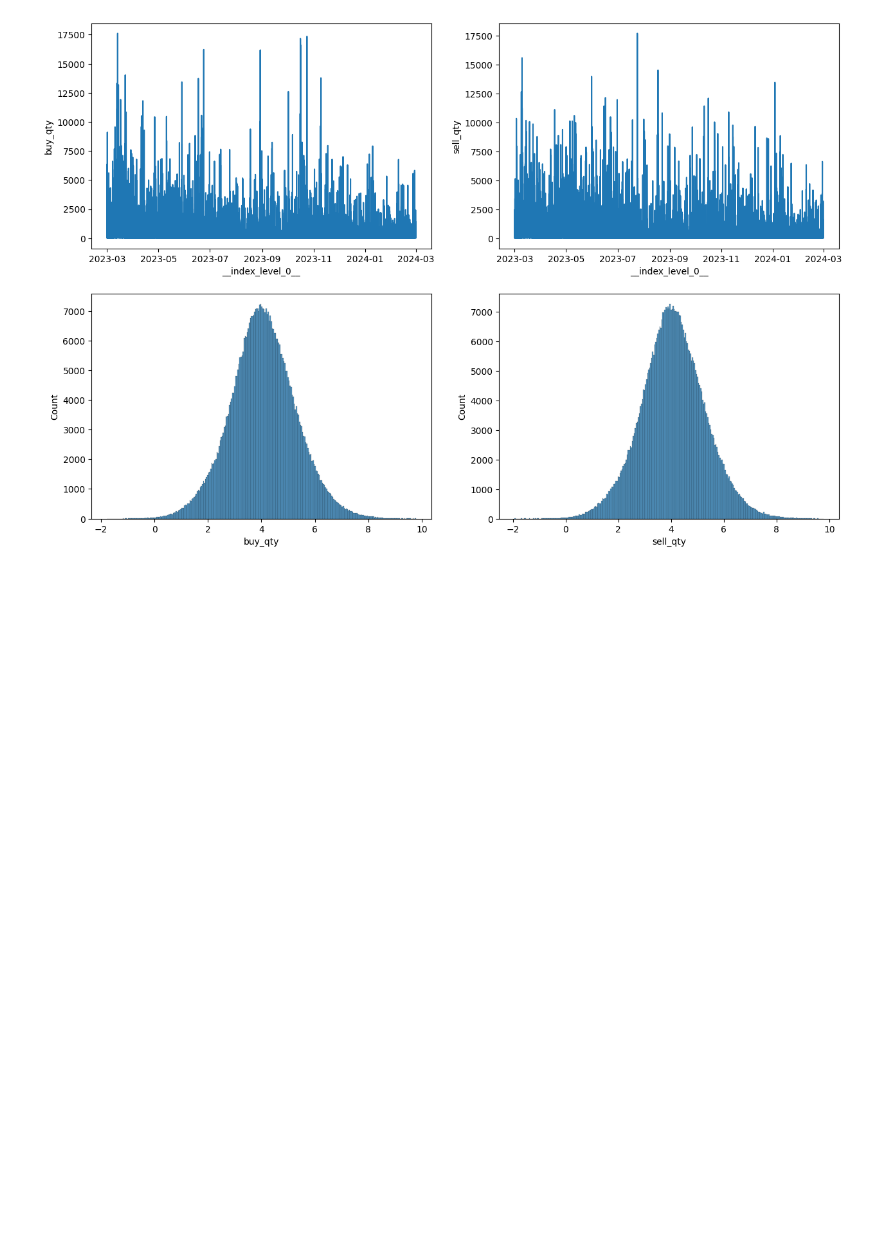
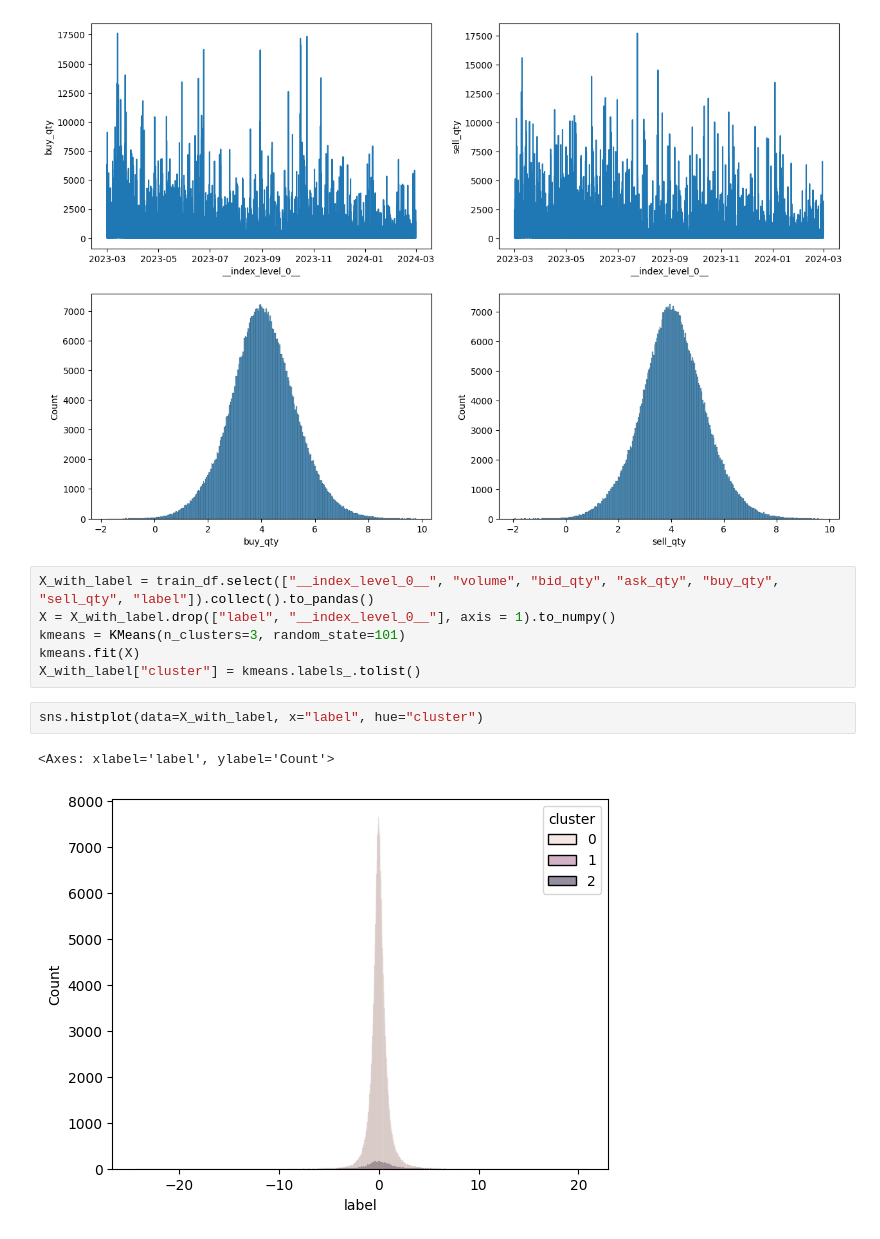
Before and after one commit to justpqa/drw-crypto-market-prediction, a Jupyter notebook: eda.ipynb, the cells around one changed output. Drawn from its saved outputs; the diff is of its cells as text; blank space fills up the shorter version.

```diff
--- a/eda.ipynb
+++ b/eda.ipynb
@@ -699,3 +727,14 @@ sns.histplot(data = np.log(buy_sell_over_time["sell_qty"]), ax = ax[1][1])
 plt.show()
 # %% [output]
 [figure]
+# %%
+X_with_label = train_df.select(["__index_level_0__", "volume", "bid_qty", "ask_qty", "buy_qty", "sell_qty", "label"]).collect().to_pandas()
+X = X_with_label.drop(["label", "__index_level_0__"], axis = 1).to_numpy()
+kmeans = KMeans(n_clusters=3, random_state=101)
+kmeans.fit(X)
+X_with_label["cluster"] = kmeans.labels_.tolist()
+# %%
+sns.histplot(data=X_with_label, x="label", hue="cluster")
+# %% [output]
+<Axes: xlabel='label', ylabel='Count'>
+[figure, added]
```
Also changed, not shown: parts of 20 cells of this notebook, 3 other files.
